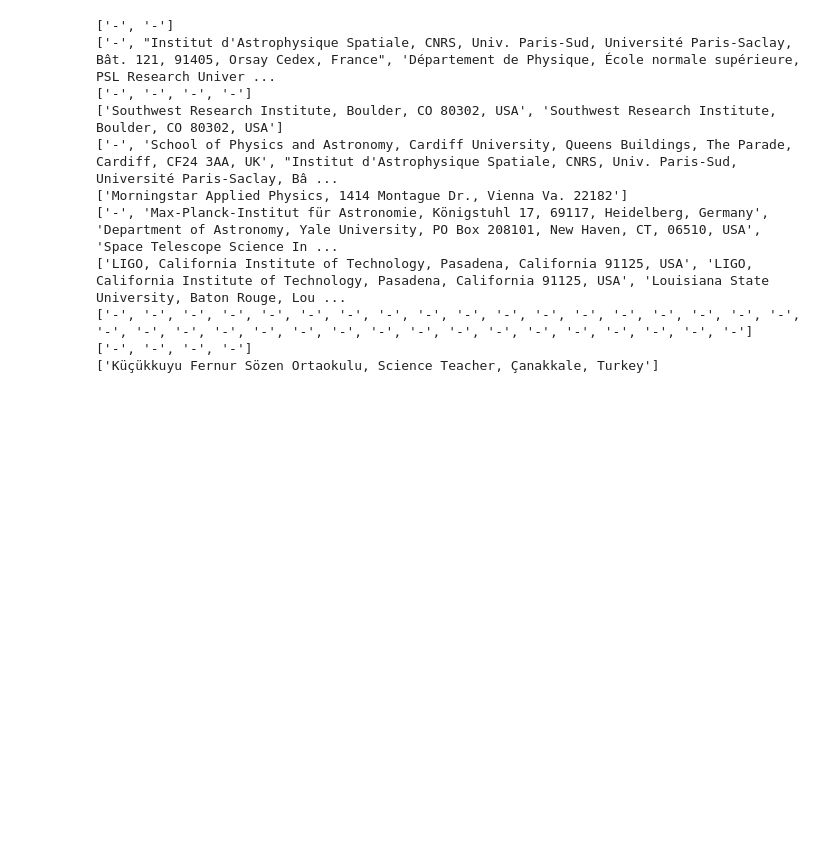
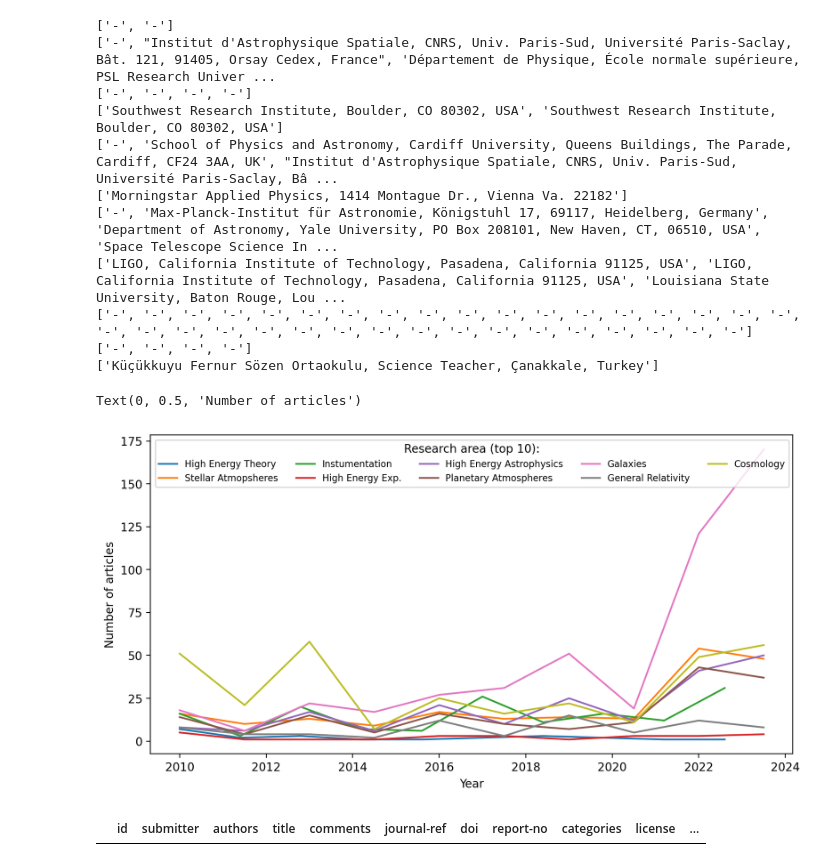
Before and after one commit to LDZuckerman/AstroPublicationTrends, a Jupyter notebook: Exploratory_Data_Analysis.ipynb, the cells around one changed output. Drawn from its saved outputs; the diff is of its cells as text; code cells hidden in the pictures; blank space fills up the shorter version.

```diff
--- a/Exploratory_Data_Analysis.ipynb
+++ b/Exploratory_Data_Analysis.ipynb
@@ -186,3 +192,41 @@ for i in range(len(data)):
 ['-', '-', '-', '-', '-', '-', '-', '-', '-', '-', '-', '-', '-', '-', '-', '-', '-', '-', '-', '-', '-', '-', '-', '-', '-', '-', '-', '-', '-', '-', '-', '-', '-', '-', '-']
 ['-', '-', '-', '-']
 ['Küçükkuyu Fernur Sözen Ortaokulu, Science Teacher, Çanakkale, Turkey']
+# %%
+plt.figure(figsize = [10,5], dpi = 200)
+arxiv_classes = list(set([item for sublist in [item.replace('\'','').replace('[','').replace(']','').replace(' ','').split(',') for item in data['arxiv_class']] for item in sublist]))
+arxiv_classes.pop(0) # remove 'astro-ph' from list
+labels = {'gr-qc':'General Relativity', 'astro-ph.EP':'Planetary Atmospheres','astro-ph.SR':'Stellar Atmopsheres', 'hep-ph':'High Energy Exp.', 'hep-th':'High Energy Theory', 'astro-ph.CO':'Cosmology', 'astro-ph.GA':'Galaxies', 'astro-ph.IM':'Instumentation', 'astro-ph.HE':'High Energy Astrophysics'}
+for i in range(len(arxiv_classes)):
+    arxiv_class = arxiv_classes[i]
+    years = []
+    for j in range(len(data)):
+        if arxiv_class in data['arxiv_class'][j]:
+            years += [data['year'][j]]
+    counts, edges = np.histogram(years)
+    if len(years) > 20:
+        plt.plot(edges[:-1], counts, label = labels[arxiv_class])
+
+plt.legend(title = 'Research area (top 10):', ncol = 5, fontsize = 8, loc = 'upper left')
+plt.xlabel('Year')
+plt.ylabel('Number of articles')
+# %% [output]
+Text(0, 0.5, 'Number of articles')
+[figure, added]
+# %%
+'''
+Read in
+'''
+N = 1e4
+data_raw = pd.DataFrame(columns=['id', 'submitter', 'authors', 'title', 'comments', 'journal-ref', 'doi', 'report-no', 'categories', 'license', 'abstract', 'versions', 'update_date', 'authors_parsed'])
+i = 0
+with open('../arxiv-metadata-oai-snapshot.json', 'r') as file:
+    for line in file:
+        if i < N:
+            if 'astro' in row['categories']:
+                i += 1
+                row = json.loads(line)
+                data_raw.loc[len(data_raw)] = {'id':row['id'], 'submitter':row['submitter'], 'authors':row['authors'], 'title':row['title'], 'comments':row['comments'], 'journal-ref':row['journal-ref'], 'doi':row['doi'], 'report-no':row['report-no'], 'categories':row['categories'], 'license':row['license'], 'abstract':row['abstract'], 'versions':row['versions'], 'update_date':row['update_date'], 'authors_parsed':row['authors_parsed']}
+data_raw
+# %% [output]
+|  | id | submitter | authors | title | comments | journal-ref | doi | report-no | categories | license | ... |
```
Also changed, not shown: parts of 11 cells of this notebook, 5 other files.
